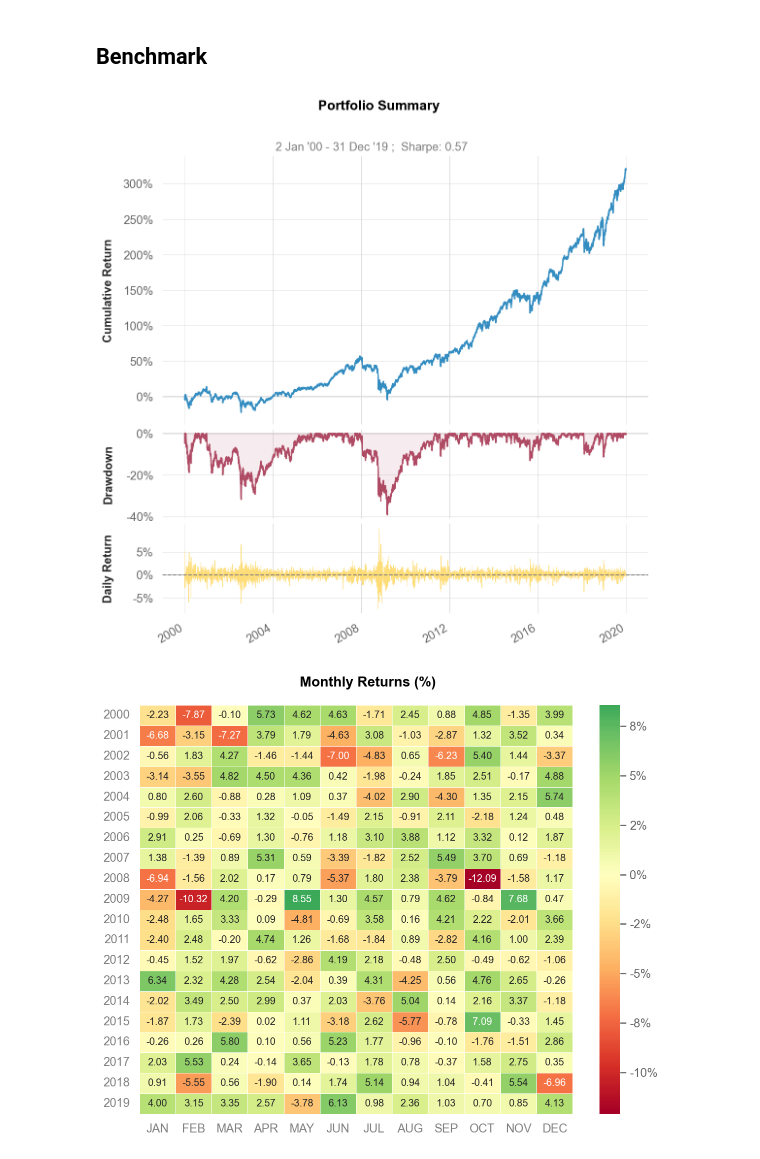
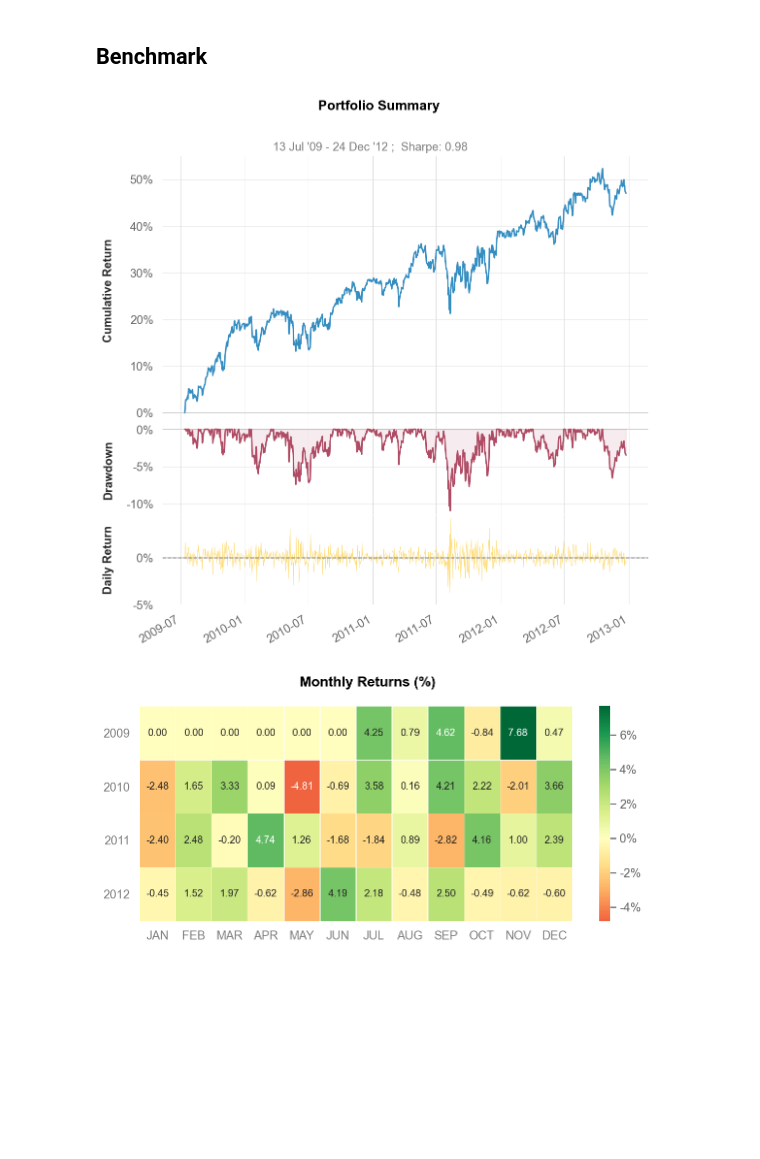
Before and after one commit to iewaij/qs, a Jupyter notebook: qs.ipynb, the cells around one changed output. Saved outputs shown, nothing was run; the diff lists cells and outputs as text; code cells hidden in the pictures; blank space fills up the shorter version.

```diff
--- a/qs.ipynb
+++ b/qs.ipynb
@@ -69,7 +69,8 @@ fama_french = get_fama_french()
 base =  pd.merge(crsp, fama_french, on="date")
 # %%
 bnch_ret = (base.ret * base.capw).groupby(base.date).sum()
+bnch_ret = bnch_ret.loc[(bnch_ret.index >= "2009-07-14") & (bnch_ret.index <= '2012-12-24')]
 qs.reports.plots(bnch_ret)
 # %% [output]
-[figure, old version]
+[figure, new version]
-[figure, old version]
+[figure, new version]
```
Also changed, not shown: 1 other file.
